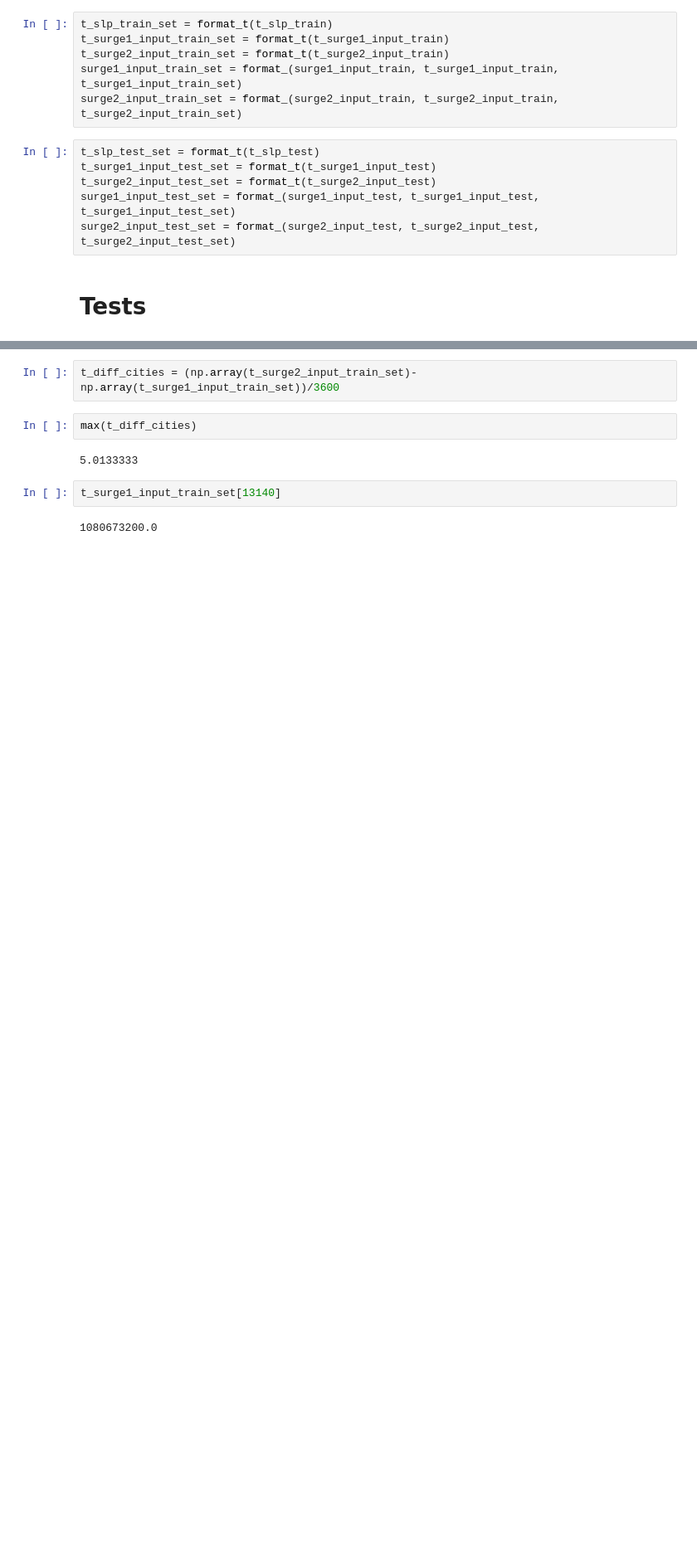
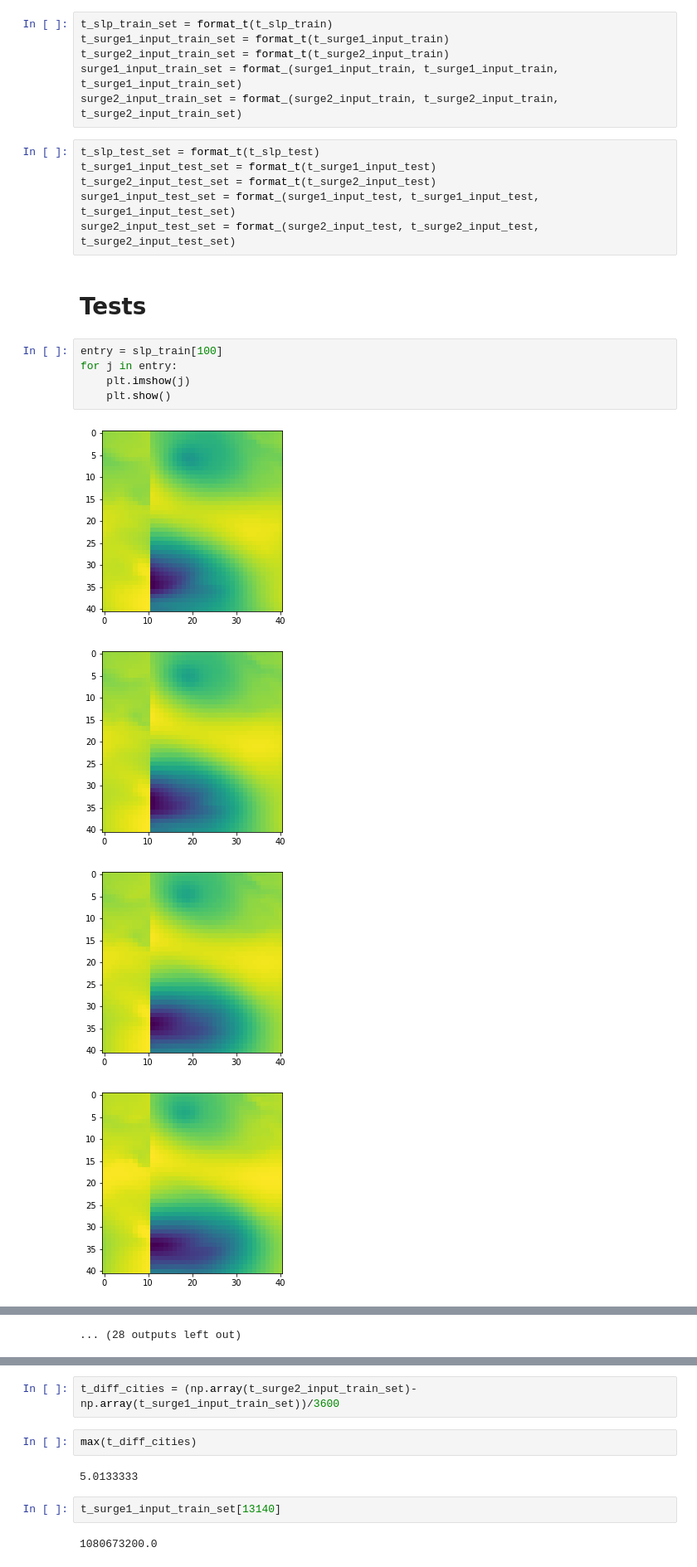
Before and after one commit to mvilucchio/tide_prediction, a Jupyter notebook: data/benchmark_kNN_ale.ipynb, the cells around one changed output, grey strips where cells are left out. Shown at 83% size. Saved outputs shown, nothing was run; the diff lists cells and outputs as text; blank space fills up the shorter version.

```diff
--- a/data/benchmark_kNN_ale.ipynb
+++ b/data/benchmark_kNN_ale.ipynb
@@ -107,3 +102,13 @@ surge1_input_test_set = format_(surge1_input_test, t_surge1_input_test, t_surge1
 surge2_input_test_set = format_(surge2_input_test, t_surge2_input_test, t_surge2_input_test_set)
 # %% [markdown]
 # Tests
+# %%
+entry = slp_train[100]
+for j in entry:
+    plt.imshow(j)
+    plt.show()
+# %% [output]
+[figure, added]
+[figure, added]
+[figure, added]
+[figure, added]
@@ -109,0 +123 @@ surge2_input_test_set = format_(surge2_input_test, t_surge2_input_test, t_surge2
+... (28 outputs left out)
```
Also changed, not shown: parts of 23 cells of this notebook, 9 other files.
